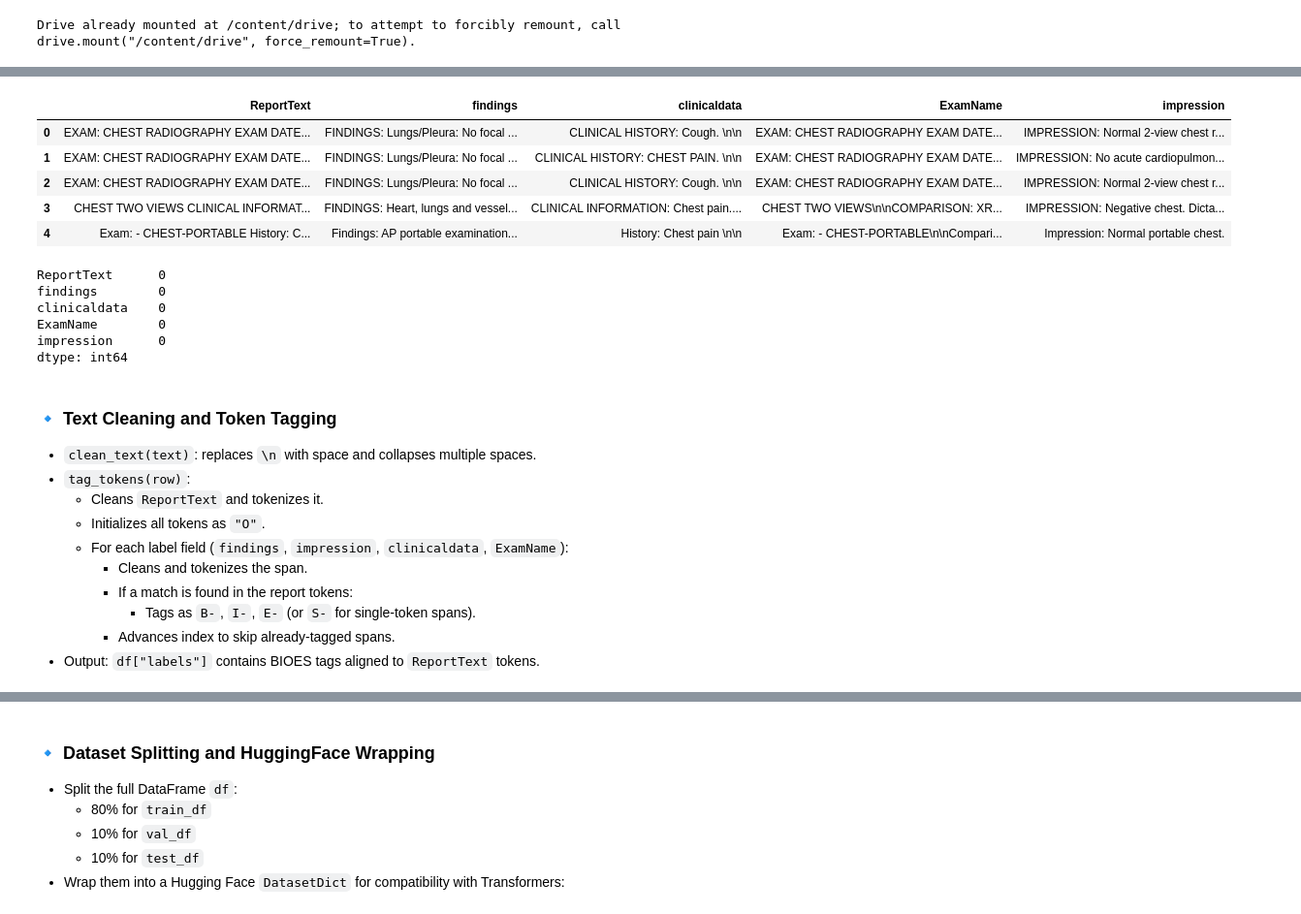
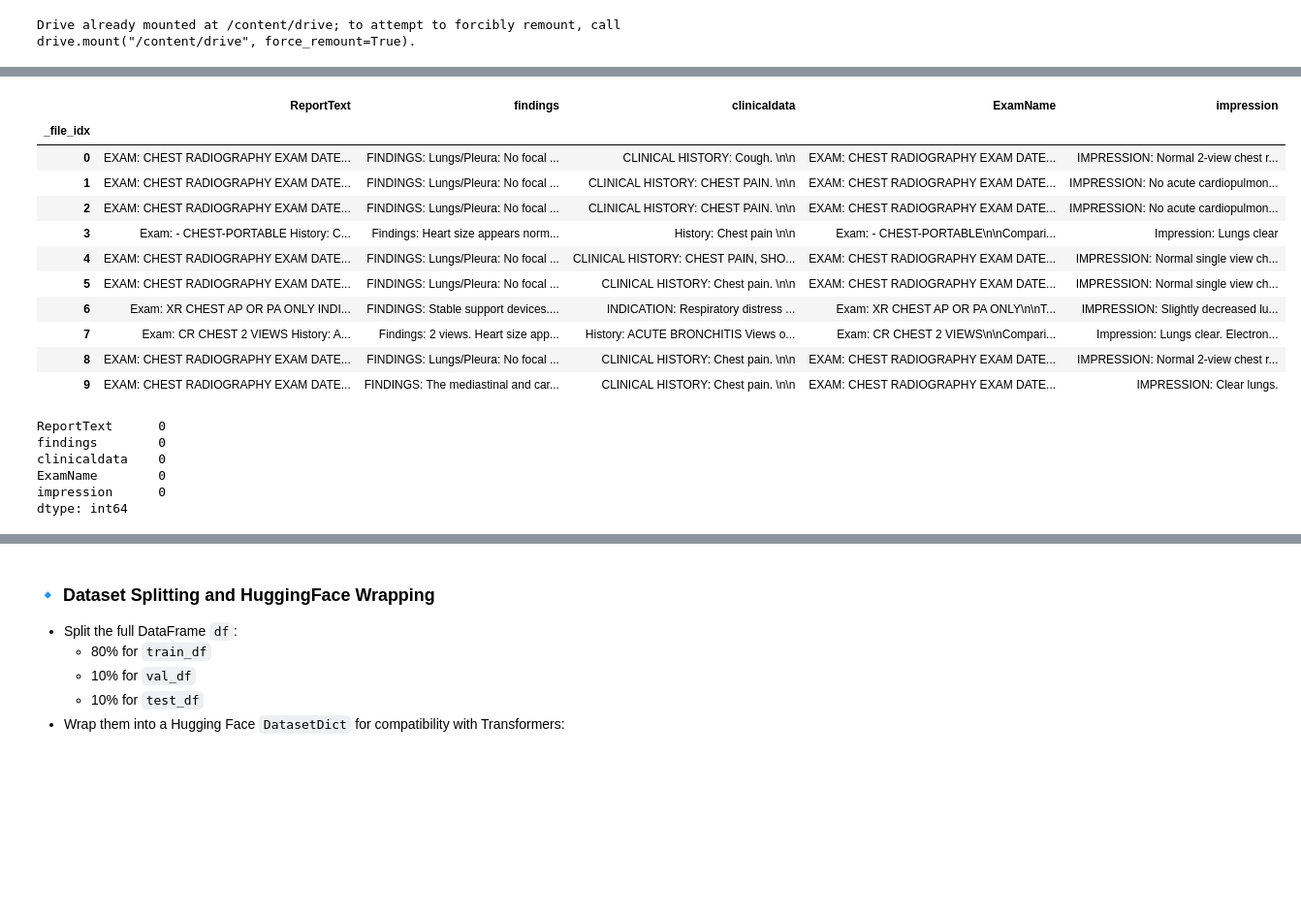
Before and after one commit to mousdid/open_avenues_build_medical_nlp, a Jupyter notebook: notebooks/openav_model_fine_tunning.ipynb, the cells around one changed output, grey strips where cells are left out. Shown: that part at 97% size. Saved outputs shown, nothing was run; the diff lists cells and outputs as text; code cells hidden in the pictures; blank space fills up the shorter version.

```diff
--- a/notebooks/openav_model_fine_tunning.ipynb
+++ b/notebooks/openav_model_fine_tunning.ipynb
@@ -20,21 +40,43 @@ import re
-# %%
-folder_path = '/content/drive/MyDrive/openave_jsons'
-data = []
-
-for file in sorted(glob.glob(f'{folder_path}/*.json')):
-    with open(file, 'r') as f:
-        item = json.load(f)
-        data.append(item)
-
-df = pd.DataFrame(data)
-df.head()
-# %% [output]
-|  | ReportText | findings | clinicaldata | ExamName | impression |
-| 0 | EXAM: CHEST RADIOGRAPHY EXAM DATE... | FINDINGS: Lungs/Pleura: No focal ... | CLINICAL HISTORY: Cough. \n\n | EXAM: CHEST RADIOGRAPHY EXAM DATE... | IMPRESSION: Normal 2-view chest r... |
-| 1 | EXAM: CHEST RADIOGRAPHY EXAM DATE... | FINDINGS: Lungs/Pleura: No focal ... | CLINICAL HISTORY: CHEST PAIN. \n\n | EXAM: CHEST RADIOGRAPHY EXAM DATE... | IMPRESSION: No acute cardiopulmon... |
-| 2 | EXAM: CHEST RADIOGRAPHY EXAM DATE... | FINDINGS: Lungs/Pleura: No focal ... | CLINICAL HISTORY: Cough. \n\n | EXAM: CHEST RADIOGRAPHY EXAM DATE... | IMPRESSION: Normal 2-view chest r... |
-| 3 | CHEST TWO VIEWS CLINICAL INFORMAT... | FINDINGS: Heart, lungs and vessel... | CLINICAL INFORMATION: Chest pain.... | CHEST TWO VIEWS\n\nCOMPARISON: XR... | IMPRESSION: Negative chest. Dicta... |
-| 4 | Exam: - CHEST-PORTABLE History: C... | Findings: AP portable examination... | History: Chest pain \n\n | Exam: - CHEST-PORTABLE\n\nCompari... | Impression: Normal portable chest. |
+# %%
+import glob, json, os, pandas as pd
+
+folder_path = '/content/drive/MyDrive/openave_jsons'
+data = []
+
+# 1) Grab all .json files
+files = glob.glob(os.path.join(folder_path, '*.json'))
+
+# 2) Sort by the integer part of the filename (so "10.json" comes after "2.json")
+files = sorted(
+    files,
+    key=lambda path: int(os.path.splitext(os.path.basename(path))[0])
+)
+
+# 3) Load them in that order, keeping track of the index
+for path in files:
+    idx = int(os.path.splitext(os.path.basename(path))[0])
+    item = json.load(open(path))
+    item['_file_idx'] = idx
+    data.append(item)
+
+# 4) Build your DataFrame and set its index from the filename number
+df = pd.DataFrame(data).set_index('_file_idx').sort_index()
+
+# Now df.loc[0] comes from 0.json, df.loc[1] from 1.json, etc.
+df.head(10)
+# %% [output]
+|  | ReportText | findings | clinicaldata | ExamName | impression |
+| _file_idx |  |  |  |  |  |
+| 0 | EXAM: CHEST RADIOGRAPHY EXAM DATE... | FINDINGS: Lungs/Pleura: No focal ... | CLINICAL HISTORY: Cough. \n\n | EXAM: CHEST RADIOGRAPHY EXAM DATE... | IMPRESSION: Normal 2-view chest r... |
+| 1 | EXAM: CHEST RADIOGRAPHY EXAM DATE... | FINDINGS: Lungs/Pleura: No focal ... | CLINICAL HISTORY: CHEST PAIN. \n\n | EXAM: CHEST RADIOGRAPHY EXAM DATE... | IMPRESSION: No acute cardiopulmon... |
+| 2 | EXAM: CHEST RADIOGRAPHY EXAM DATE... | FINDINGS: Lungs/Pleura: No focal ... | CLINICAL HISTORY: CHEST PAIN. \n\n | EXAM: CHEST RADIOGRAPHY EXAM DATE... | IMPRESSION: No acute cardiopulmon... |
+| 3 | Exam: - CHEST-PORTABLE History: C... | Findings: Heart size appears norm... | History: Chest pain \n\n | Exam: - CHEST-PORTABLE\n\nCompari... | Impression: Lungs clear |
+| 4 | EXAM: CHEST RADIOGRAPHY EXAM DATE... | FINDINGS: Lungs/Pleura: No focal ... | CLINICAL HISTORY: CHEST PAIN, SHO... | EXAM: CHEST RADIOGRAPHY EXAM DATE... | IMPRESSION: Normal single view ch... |
+| 5 | EXAM: CHEST RADIOGRAPHY EXAM DATE... | FINDINGS: Lungs/Pleura: No focal ... | CLINICAL HISTORY: Chest pain. \n\n | EXAM: CHEST RADIOGRAPHY EXAM DATE... | IMPRESSION: Normal single view ch... |
+| 6 | Exam: XR CHEST AP OR PA ONLY INDI... | FINDINGS: Stable support devices.... | INDICATION: Respiratory distress ... | Exam: XR CHEST AP OR PA ONLY\n\nT... | IMPRESSION: Slightly decreased lu... |
+| 7 | Exam: CR CHEST 2 VIEWS History: A... | Findings: 2 views. Heart size app... | History: ACUTE BRONCHITIS Views o... | Exam: CR CHEST 2 VIEWS\n\nCompari... | Impression: Lungs clear. Electron... |
+| 8 | EXAM: CHEST RADIOGRAPHY EXAM DATE... | FINDINGS: Lungs/Pleura: No focal ... | CLINICAL HISTORY: Chest pain. \n\n | EXAM: CHEST RADIOGRAPHY EXAM DATE... | IMPRESSION: Normal 2-view chest r... |
+| 9 | EXAM: CHEST RADIOGRAPHY EXAM DATE... | FINDINGS: The mediastinal and car... | CLINICAL HISTORY: Chest pain. \n\n | EXAM: CHEST RADIOGRAPHY EXAM DATE... | IMPRESSION: Clear lungs. |
 # %%
 print(df.isnull().sum())
 # %% [output]
@@ -44,16 +86,3 @@ clinicaldata    0
 ExamName        0
 impression      0
 dtype: int64
-# %% [markdown]
-### 🔹 Text Cleaning and Token Tagging
-
-- `clean_text(text)`: replaces `\n` with space and collapses multiple spaces.
-- `tag_tokens(row)`:
-  - Cleans `ReportText` and tokenizes it.
-  - Initializes all tokens as `"O"`.
-  - For each label field (`findings`, `impression`, `clinicaldata`, `ExamName`):
-    - Cleans and tokenizes the span.
-    - If a match is found in the report tokens:
-      - Tags as `B-`, `I-`, `E-` (or `S-` for single-token spans).
-    - Advances index to skip already-tagged spans.
-- Output: `df["labels"]` contains BIOES tags aligned to `ReportText` tokens.
```
Also changed, not shown: parts of 23 cells of this notebook.
